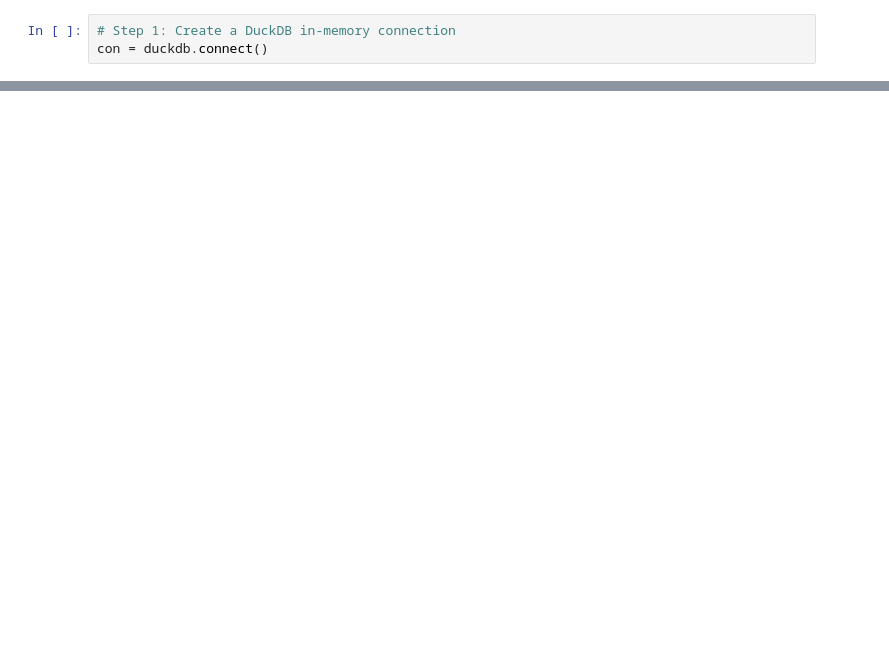
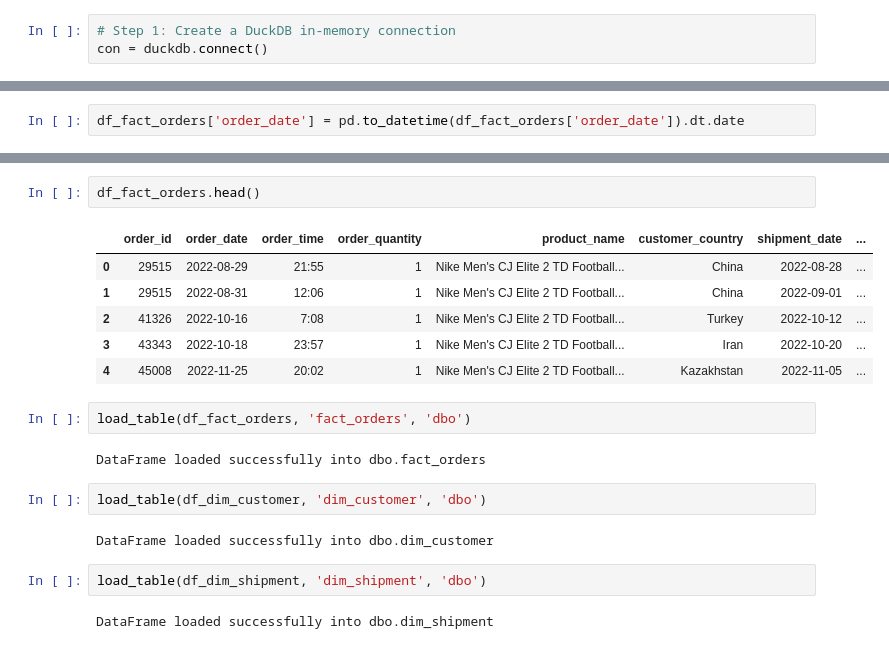
Before and after one commit to MarkPhamm/Supply-Chain-Analytic, a Jupyter notebook: notebooks/dim_modelling.ipynb, the cells around one changed output, grey strips where cells are left out. Cells and saved outputs as stored; diff of their text form; blank space fills up the shorter version.

```diff
--- a/notebooks/dim_modelling.ipynb
+++ b/notebooks/dim_modelling.ipynb
@@ -107,0 +220,2 @@ df_dim_product.head()
+# %%
+df_fact_orders['order_date'] = pd.to_datetime(df_fact_orders['order_date']).dt.date
@@ -107,0 +305,21 @@ df_dim_product.head()
+# %%
+df_fact_orders.head()
+# %% [output]
+|  | order_id | order_date | order_time | order_quantity | product_name | customer_country | shipment_date | ... |
+| 0 | 29515 | 2022-08-29 | 21:55 | 1 | Nike Men's CJ Elite 2 TD Football... | China | 2022-08-28 | ... |
+| 1 | 29515 | 2022-08-31 | 12:06 | 1 | Nike Men's CJ Elite 2 TD Football... | China | 2022-09-01 | ... |
+| 2 | 41326 | 2022-10-16 | 7:08 | 1 | Nike Men's CJ Elite 2 TD Football... | Turkey | 2022-10-12 | ... |
+| 3 | 43343 | 2022-10-18 | 23:57 | 1 | Nike Men's CJ Elite 2 TD Football... | Iran | 2022-10-20 | ... |
+| 4 | 45008 | 2022-11-25 | 20:02 | 1 | Nike Men's CJ Elite 2 TD Football... | Kazakhstan | 2022-11-05 | ... |
+# %%
+load_table(df_fact_orders, 'fact_orders', 'dbo')
+# %% [output]
+DataFrame loaded successfully into dbo.fact_orders
+# %%
+load_table(df_dim_customer, 'dim_customer', 'dbo')
+# %% [output]
+DataFrame loaded successfully into dbo.dim_customer
+# %%
+load_table(df_dim_shipment, 'dim_shipment', 'dbo')
+# %% [output]
+DataFrame loaded successfully into dbo.dim_shipment
```
Also changed, not shown: parts of 29 cells of this notebook.
